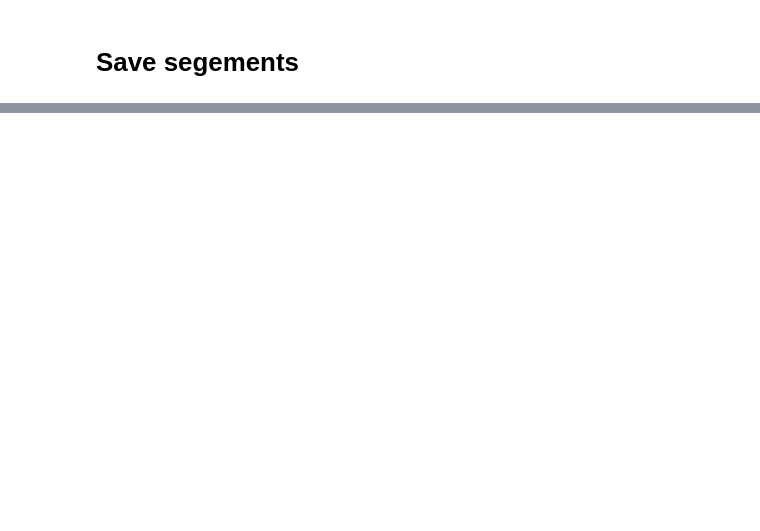
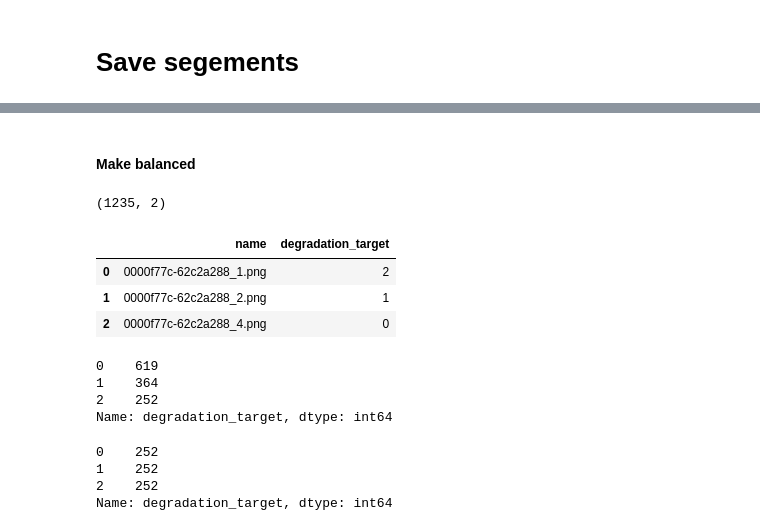
Before and after one commit to dfenny/LaneQ, a Jupyter notebook: degradation_calculation/Regression_dataset_selection_UI.ipynb, the cells around one changed output, grey strips where cells are left out. Drawn from its saved outputs; the diff is of its cells as text; code cells hidden in the pictures; blank space fills up the shorter version.

```diff
--- a/degradation_calculation/Regression_dataset_selection_UI.ipynb
+++ b/degradation_calculation/Regression_dataset_selection_UI.ipynb
@@ -176,0 +225,36 @@ temp.to_csv("/cs6945share/retro_project/classification_bdd100k/segments/degradat
+# %% [markdown]
+#### Make balanced
+# %%
+# load and test some segments as a check
+d_type = "train"
+segments_dir = f"/cs6945share/retro_project/classification_bdd100k/segments_v4/{d_type}/"
+path = f"/cs6945share/retro_project/classification_bdd100k/segments_v4/degradation_segment_labels_{d_type}.csv"
+df = pd.read_csv(path)
+print(df.shape)
+df.head(3)
+# %% [output]
+(1235, 2)
+|  | name | degradation_target |
+| 0 | 0000f77c-62c2a288_1.png | 2 |
+| 1 | 0000f77c-62c2a288_2.png | 1 |
+| 2 | 0000f77c-62c2a288_4.png | 0 |
+# %%
+label_counts = df["degradation_target"].value_counts()
+label_counts
+# %% [output]
+0    619
+1    364
+2    252
+Name: degradation_target, dtype: int64
+# %%
+# Find the size of the smallest label
+min_count = label_counts.min()
+
+# Undersample the overrepresented classes
+df_balanced = df.groupby('degradation_target').apply(lambda x: x.sample(min_count)).reset_index(drop=True)
+df_balanced["degradation_target"].value_counts()
+# %% [output]
+0    252
+1    252
+2    252
+Name: degradation_target, dtype: int64
```
Also changed, not shown: parts of 16 cells of this notebook, 4 other files.
